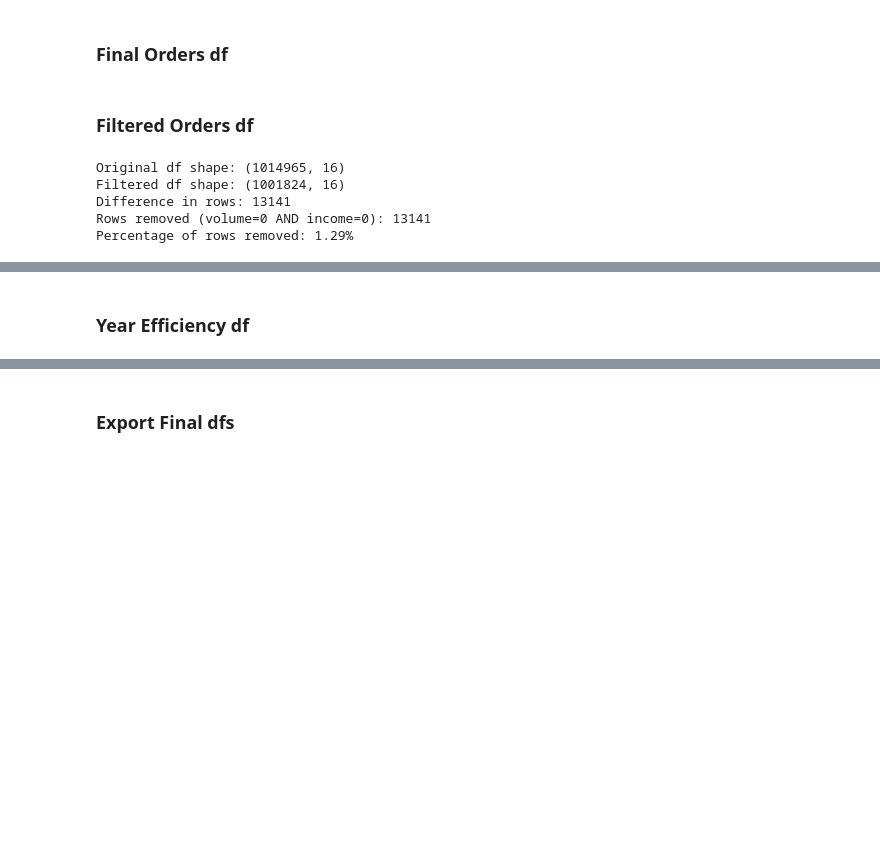
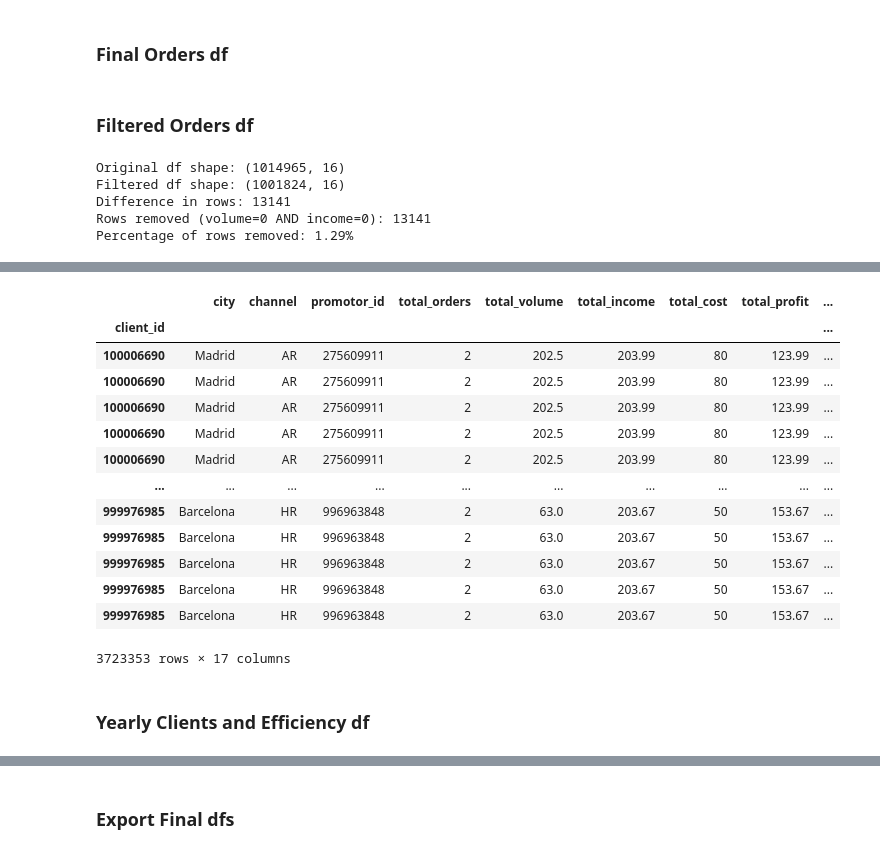
Before and after one commit to adriansotomora/capstone_project, a Jupyter notebook: scripts/preprocessing.ipynb, the cells around one changed output, grey strips where cells are left out. Cells and saved outputs as stored; diff of their text form; code cells hidden in the pictures; blank space fills up the shorter version.

Commit message:
Final Preprocessing Script

```diff
--- a/scripts/preprocessing.ipynb
+++ b/scripts/preprocessing.ipynb
@@ -71,23 +71,23 @@ column_order = [
 ]
 
 # Reorder the DataFrame columns
-df = df[column_order]
+orders_raw = orders_raw[column_order]
 # %% [markdown]
 ### Filtered Orders df
 # %%
 #No Volume and no Income
 # filter=(df['volume']==0) & (df['income']==0) & (df['number_of_orders']==0)
 # filter=(df['volume']==0)
-filter=(df['volume']==0) & (df['income']==0)
+filter=(orders_raw['volume']==0) & (orders_raw['income']==0)
 
-filtered_df = df[~filter]
+orders_filtered = orders_raw[~filter]
 
 # Print the difference in shapes between df and filtered_df
-print("Original df shape:", df.shape)
-print("Filtered df shape:", filtered_df.shape)
-print("Difference in rows:", df.shape[0] - filtered_df.shape[0])
-print("Rows removed (volume=0 AND income=0):", df.shape[0] - filtered_df.shape[0])
-print("Percentage of rows removed:", f"{((df.shape[0] - filtered_df.shape[0]) / df.shape[0] * 100):.2f}%")
+print("Original df shape:", orders_raw.shape)
+print("Filtered df shape:", orders_filtered.shape)
+print("Difference in rows:", orders_raw.shape[0] - orders_filtered.shape[0])
+print("Rows removed (volume=0 AND income=0):", orders_raw.shape[0] - orders_filtered.shape[0])
+print("Percentage of rows removed:", f"{((orders_raw.shape[0] - orders_filtered.shape[0]) / orders_raw.shape[0] * 100):.2f}%")
 # %% [output]
 Original df shape: (1014965, 16)
 Filtered df shape: (1001824, 16)
@@ -111,7 +111,7 @@ aggregation_rules = {
     'promotor_calls':     'median'
 }
 
-clients_monthly = filtered_df.groupby(['client_id', 'month']).agg(aggregation_rules)
+clients_monthly = orders_filtered.groupby(['client_id', 'month']).agg(aggregation_rules)
 
 # Flatten column MultiIndex into clean names
 new_cols = []
@@ -137,3 +137,26 @@ clients_monthly.rename(columns={
     'promotor_visits_median':  'median_promotor_visits',
     'promotor_calls_median':   'median_promotor_calls',
 }, inplace=True)
+
+
+from sklearn.preprocessing import MinMaxScaler
+
+efficiency_monthly = clients_monthly[['total_orders','median_promotor_visits','median_promotor_calls']].copy()
+efficiency_monthly['efficiency'] = efficiency_monthly['total_orders'] / efficiency_monthly['median_promotor_visits']
+
+efficiency_monthly['efficiency'] = efficiency_monthly['efficiency'].replace([np.inf, -np.inf], np.inf)
+
+# Step 1: Separate finite and infinite values
+finite_mask = np.isfinite(efficiency_monthly['efficiency'])
+infinite_mask = ~finite_mask
+
+# Step 2: Scale only finite values
+scaler = MinMaxScaler()
+efficiency_monthly.loc[finite_mask, 'efficiency_scaled'] = scaler.fit_transform(efficiency_monthly.loc[finite_mask, ['efficiency']])
+
+# Step 3: Assign a fixed high score to infs (e.g., 1.5, or max(finite) + margin)
+inf_value = efficiency_monthly['efficiency_scaled'].max() + 0.5
+efficiency_monthly.loc[infinite_mask, 'efficiency_scaled'] = inf_value
+
+efficiency_monthly.rename(columns={'total_orders': 'frequency'}, inplace=True)
+clients_monthly = clients_monthly.merge(efficiency_monthly[['frequency','efficiency','efficiency_scaled']],on='client_id',how='left')
@@ -210,2 +180,19 @@ efficiency_monthly
+# %%
+clients_monthly
+# %% [output]
+|  | city | channel | promotor_id | total_orders | total_volume | total_income | total_cost | total_profit | ... |
+| client_id |  |  |  |  |  |  |  |  | ... |
+| 100006690 | Madrid | AR | 275609911 | 2 | 202.5 | 203.99 | 80 | 123.99 | ... |
+| 100006690 | Madrid | AR | 275609911 | 2 | 202.5 | 203.99 | 80 | 123.99 | ... |
+| 100006690 | Madrid | AR | 275609911 | 2 | 202.5 | 203.99 | 80 | 123.99 | ... |
+| 100006690 | Madrid | AR | 275609911 | 2 | 202.5 | 203.99 | 80 | 123.99 | ... |
+| 100006690 | Madrid | AR | 275609911 | 2 | 202.5 | 203.99 | 80 | 123.99 | ... |
+| ... | ... | ... | ... | ... | ... | ... | ... | ... | ... |
+| 999976985 | Barcelona | HR | 996963848 | 2 | 63.0 | 203.67 | 50 | 153.67 | ... |
+| 999976985 | Barcelona | HR | 996963848 | 2 | 63.0 | 203.67 | 50 | 153.67 | ... |
+| 999976985 | Barcelona | HR | 996963848 | 2 | 63.0 | 203.67 | 50 | 153.67 | ... |
+| 999976985 | Barcelona | HR | 996963848 | 2 | 63.0 | 203.67 | 50 | 153.67 | ... |
+| 999976985 | Barcelona | HR | 996963848 | 2 | 63.0 | 203.67 | 50 | 153.67 | ... |
+3723353 rows × 17 columns
 # %% [markdown]
-### Year Efficiency df
+### Yearly Clients and Efficiency df
```
Also changed, not shown: parts of 12 cells of this notebook, 1 other file.
